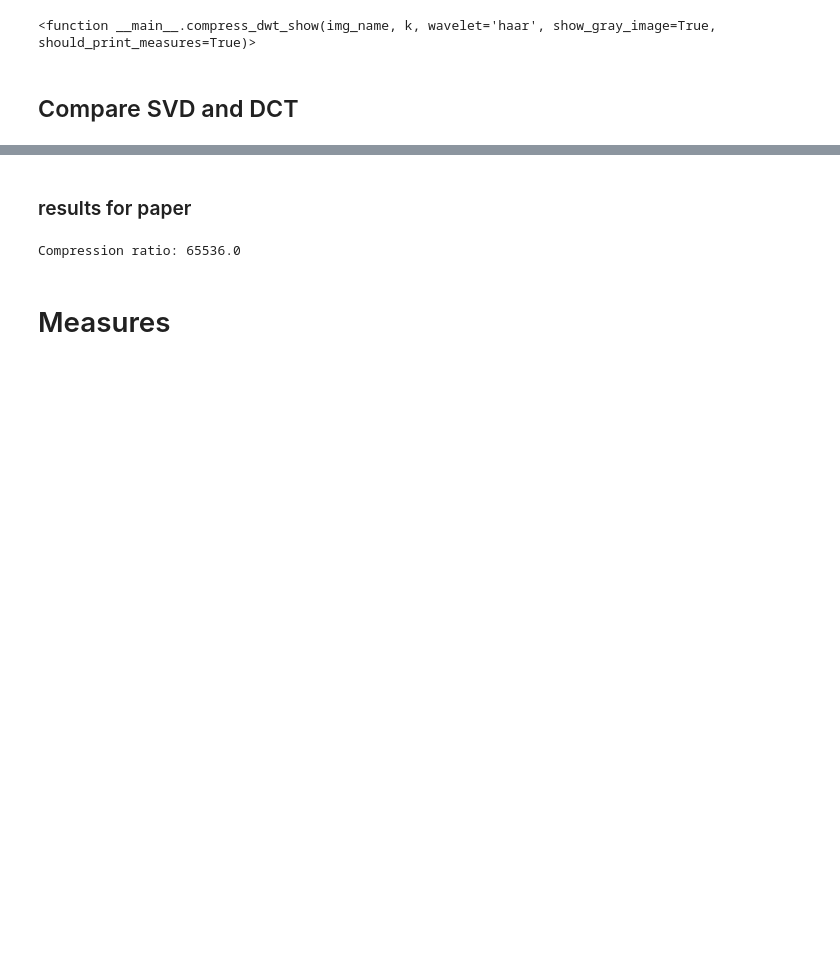
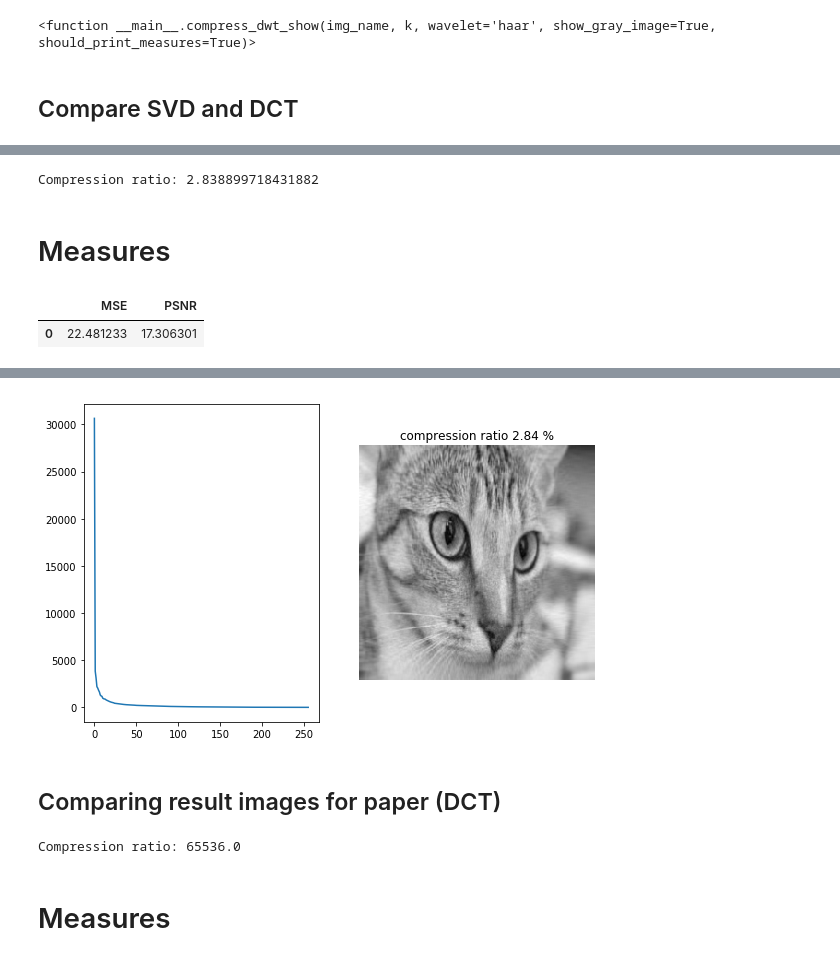
Before and after one commit to costefan/image-compression-comparing, a Jupyter notebook: SVD _3ed.ipynb, the cells around one changed output, grey strips where cells are left out. Saved outputs shown, nothing was run; the diff lists cells and outputs as text; code cells hidden in the pictures; blank space fills up the shorter version.

```diff
--- a/SVD _3ed.ipynb
+++ b/SVD _3ed.ipynb
@@ -356,0 +353,9 @@ Wall time: 104 ms
+# %%
+%%time
+k = 45
+compress_svd_show('cat', k)
+# %% [output]
+Compression ratio: 2.838899718431882
+Measures
+|  | MSE | PSNR |
+| 0 | 22.481233 | 17.306301 |
@@ -357,5 +364,6 @@ Wall time: 104 ms
+[figure, added]
 # %% [markdown]
-### results for paper
+## Comparing result images for paper (DCT)
 # %%
 k_s = [1, 5, 30, 60, 120, 160]
 images = []
```
Also changed, not shown: parts of 21 cells of this notebook.
